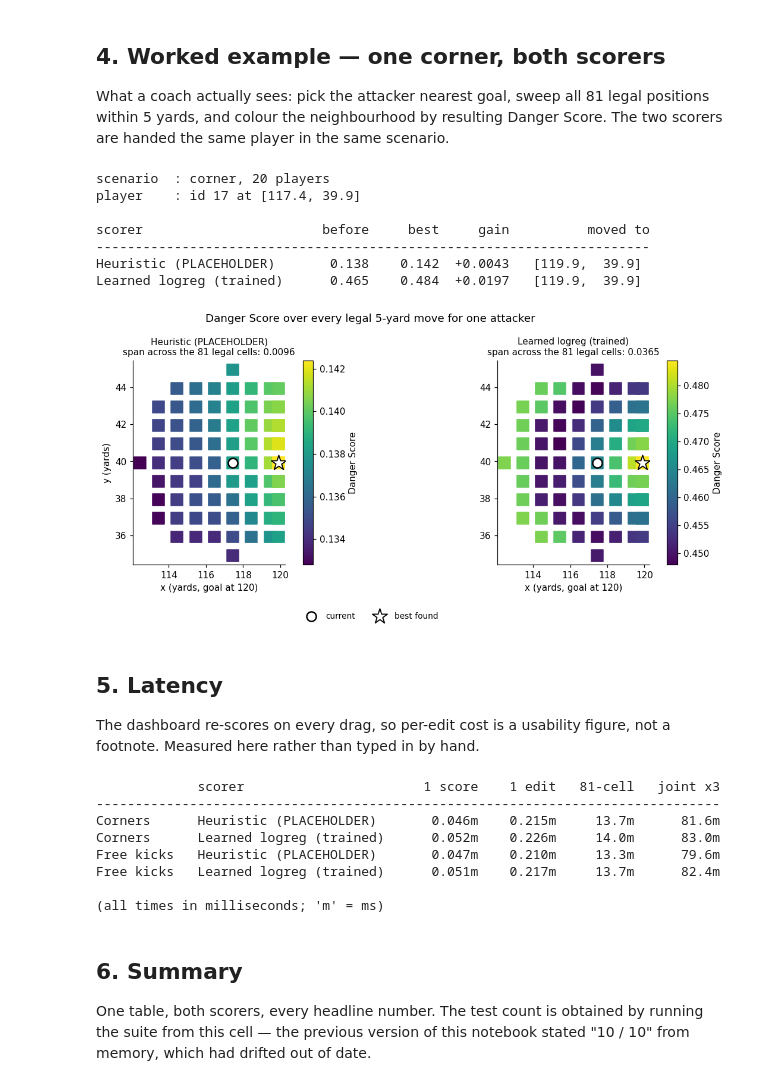
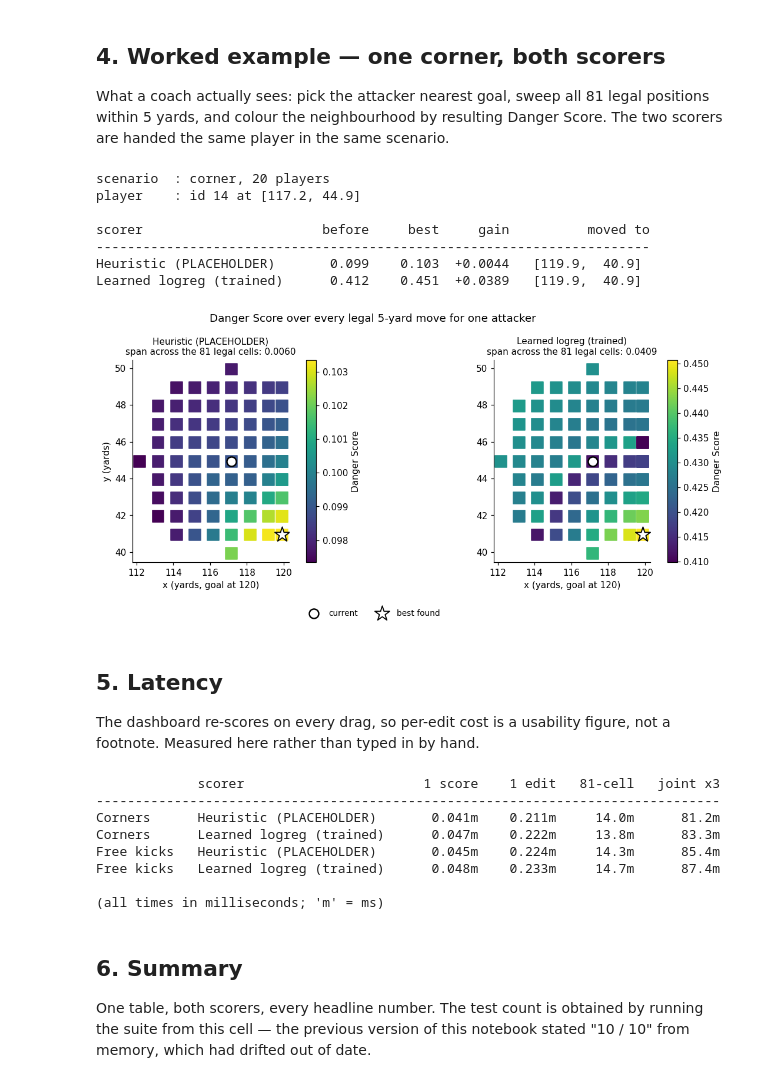
Before and after one commit to pawaaan9/fyp-module2, a Jupyter notebook: module_2.ipynb, the cells around one changed output. Saved outputs shown, nothing was run; the diff lists cells and outputs as text; code cells hidden in the pictures.

```diff
--- a/module_2.ipynb
+++ b/module_2.ipynb
@@ -259,9 +299,9 @@ N_TRIALS = 300
 
 random.seed(SEED)
 TRIALS = {}
-for name, data in DATASETS.items():
+for name in DATASETS:
     plan = []
-    for s in data[:N_TRIALS]:
+    for s in SAMPLE[name][:N_TRIALS]:
         atts = [p for p in s["players"] if p["teammate"] and not p["actor"]]
         defs = [p for p in s["players"] if not p["teammate"] and not p["keeper"]]
         if not atts or not defs:
@@ -350,7 +390,8 @@ for name in DATASETS:
     print(f"{'':<13}{'(ties, heuristic)':<26}"
           f"{d['forward']['tied']:>13.1%}{'':>11}{d['marking']['tied']:>13.1%}")
     print(f"{'':<13}{'random reference':<26}{'50.0%':>24}{'50.0%':>24}"
-          f"    n={len(TRIALS[name])}\n")
+          f"    n={len(TRIALS[name])}"
+          f" from {len({t['scenario']['match_id'] for t in TRIALS[name]})} matches\n")
 
 print("A 'tie' is an edit that leaves the score bit-for-bit unchanged; ties count")
 print("as disagreement, which is why the heuristic does not reach 100%.")
@@ -571,7 +612,7 @@ positions within 5 yards, and colour the neighbourhood by resulting Danger Score
 The two scorers are handed the same player in the same scenario.
 # %%
 demo_name = "Corners"
-demo = DATASETS[demo_name][0]
+demo = SAMPLE[demo_name][0]
 atts = [p for p in demo["players"] if p["teammate"] and not p["actor"]]
 target = min(atts, key=lambda p: math.hypot(p["x"] - GOAL[0], p["y"] - GOAL[1]))
 
@@ -597,37 +638,37 @@ for ax, lab in zip(axes, (H_LABEL, L_LABEL)):
     vs = [c["score"] for c in hm["cells"]]
 
     sc_plot = ax.scatter(xs, ys, c=vs, s=170, marker="s", cmap="viridis", zorder=2)
     ax.scatter(*hm["origin"], c="white", edgecolors="black", linewidths=1.6,
                s=110, zorder=4, label="current")
     ax.scatter(*opt["best_position"], marker="*", c="white", edgecolors="black",
                linewidths=1.2, s=300, zorder=5, label="best found")
 
     fig.colorbar(sc_plot, ax=ax, label="Danger Score")
     ax.set_aspect("equal")
     ax.grid(False)
     ax.set_title(f"{lab}\nspan across the 81 legal cells: "
                  f"{max(vs) - min(vs):.4f}", fontsize=10)
     ax.set_xlabel("x (yards, goal at 120)")
 
 axes[0].set_ylabel("y (yards)")
 
 # Figure-level legend: in-axes it covered candidate cells in the bottom corner.
 handles, labels = axes[0].get_legend_handles_labels()
 fig.legend(handles, labels, loc="lower center", ncol=2, fontsize=9,
            frameon=False, bbox_to_anchor=(0.5, -0.02))
 
 fig.suptitle("Danger Score over every legal 5-yard move for one attacker", fontsize=12)
 plt.tight_layout(rect=(0, 0.06, 1, 1))
 plt.show()
 # %% [output]
 scenario  : corner, 20 players
-player    : id 17 at [117.4, 39.9]
+player    : id 14 at [117.2, 44.9]
 
 scorer                       before     best     gain          moved to
 -----------------------------------------------------------------------
-Heuristic (PLACEHOLDER)       0.138    0.142  +0.0043   [119.9,  39.9]
-Learned logreg (trained)      0.465    0.484  +0.0197   [119.9,  39.9]
+Heuristic (PLACEHOLDER)       0.099    0.103  +0.0044   [119.9,  40.9]
+Learned logreg (trained)      0.412    0.451  +0.0389   [119.9,  40.9]
-[figure, old version]
+[figure, new version]
 # %% [markdown]
 ## 5. Latency
 
@@ -637,7 +678,7 @@ not a footnote. Measured here rather than typed in by hand.
 LAT = {}
 for name in DATASETS:
     for lab, sc in ((H_LABEL, HEURISTIC), (L_LABEL, LEARNED[name])):
-        sample = DATASETS[name][:200]
+        sample = SAMPLE[name][:200]
 
         t0 = time.perf_counter()
         for s in sample:
@@ -673,10 +714,10 @@ print("\n(all times in milliseconds; 'm' = ms)")
 # %% [output]
              scorer                       1 score    1 edit   81-cell   joint x3
 --------------------------------------------------------------------------------
-Corners      Heuristic (PLACEHOLDER)       0.046m    0.215m     13.7m      81.6m
-Corners      Learned logreg (trained)      0.052m    0.226m     14.0m      83.0m
-Free kicks   Heuristic (PLACEHOLDER)       0.047m    0.210m     13.3m      79.6m
-Free kicks   Learned logreg (trained)      0.051m    0.217m     13.7m      82.4m
+Corners      Heuristic (PLACEHOLDER)       0.041m    0.211m     14.0m      81.2m
+Corners      Learned logreg (trained)      0.047m    0.222m     13.8m      83.3m
+Free kicks   Heuristic (PLACEHOLDER)       0.045m    0.224m     14.3m      85.4m
+Free kicks   Learned logreg (trained)      0.048m    0.233m     14.7m      87.4m
 
 (all times in milliseconds; 'm' = ms)
 # %% [markdown]
```
Also changed, not shown: parts of 8 cells of this notebook.
